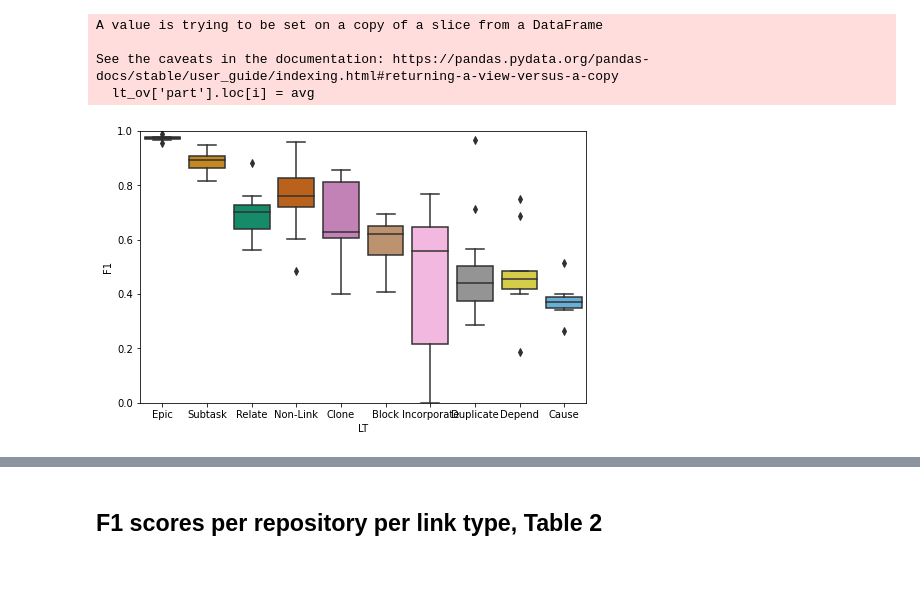
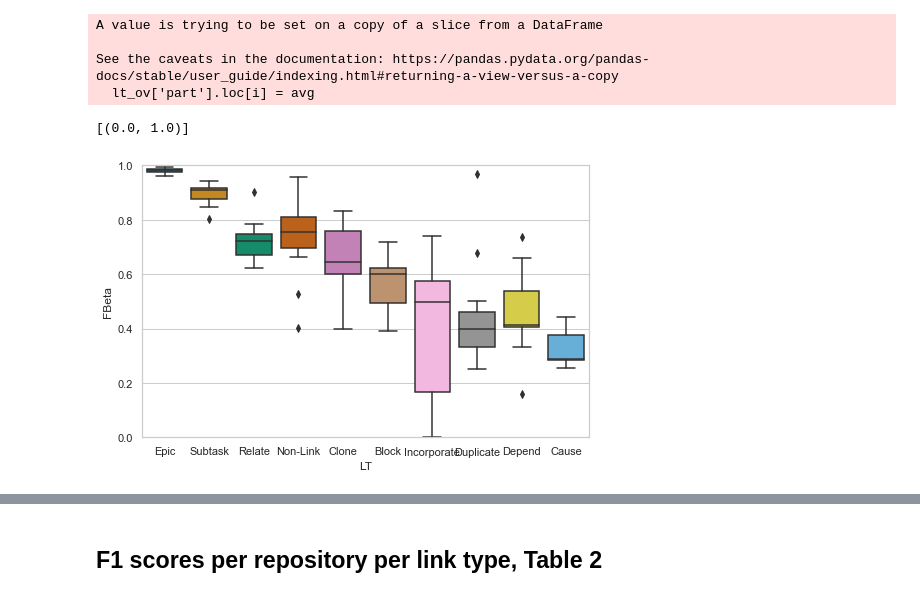
Before and after one commit to RegenKordel/LYNX-TypedLinkDetection, a Jupyter notebook: BERT_results_correlations.ipynb, the cells around one changed output, grey strips where cells are left out. Saved outputs shown, nothing was run; the diff lists cells and outputs as text; code cells hidden in the pictures; blank space fills up the shorter version.

```diff
--- a/BERT_results_correlations.ipynb
+++ b/BERT_results_correlations.ipynb
@@ -318,0 +433,9 @@ issue_assigne_ratio
+# %%
+import scipy.stats as stats
+
+for i in ['means']:
+    print(i)
+    for j in ['num_issues', 'num_links', 'num_subproj', 'norm_subproj', 'num_linktypes', 'num_predlts', 'num_coverage', 'num_crossproject', 'num_totalusers', 'num_assignees', 'num_creators', 'num_reporter', 'num_linksetters', 'assignne_proj_ratio', 'assignee_user_ratio', 'issue_user_ratio', 'issue_assigne_ratio', 'age', 'proj_age_ratio', 'issue_age_ratio', 'links_age_ratio']:
+        print(j)
+        r = stats.pearsonr(stat_df[i], stat_df[j])
+        print(np.round(r,4))
@@ -389,7 +531,7 @@ pred_types = set()
 for s in REPOS:
     filename = 'data/processed/links_plus_'+s.lower()+'.csv'
     links = pd.read_csv(filename, encoding="UTF-8", low_memory=False, index_col=0, sep=';')
-    links['mappedtype'] = links['linktype'].map(type_dict)
+    links['mappedtype'] = links['linktype'].map(fine_linktype_map)
 
     linktypes = (links.mappedtype.value_counts()>=len(links)*0.01).rename_axis('mappedtype').reset_index(name='valid')
     valid_types = set(linktypes[linktypes['valid']==True]['mappedtype'])
@@ -422,8 +564,11 @@ for d in count_d:
 lt_performance_dict = {}
 
 for lt in common_lt:
-    lf_dt = pd.DataFrame(columns = ['LT', 'Precision', 'Recall', 'F1', 'Support', 'Repo'])
-    for s in REPOS:
+    lf_dt = pd.DataFrame(columns = ['LT', 'Precision', 'Recall', 'F1', 'Support', 'FBeta', 'Repo'])
+#     for s in ['hyperledger', 'inteldaos', 'jfrog', 'jira',
+#            'jiraecosystem', 'mariadb', 'mongodb',
+#            'qt', 'redhat', 'sakai', 'secondlife', 'sonatype', 'spring', 'apache']:
+    for s in repos:
         class_rep_df = class_rep_d[s]
         if lt in class_rep_df.index:
             lf_dt.loc[len(lf_dt)] = [lt] + class_rep_df.loc[lt].values.tolist() + [s]
@@ -437,6 +582,9 @@ rec_stds = []
 f1_means = []
 f1_stds = []
 
+fb_means = []
+fb_stds = []
+
 for lt in common_lt:
     lt_df = lt_performance_dict[lt]
     pre_means.append(np.mean(lt_df['Precision']))
@@ -445,6 +593,8 @@ for lt in common_lt:
     rec_stds.append(np.std(lt_df['Recall']))
     f1_means.append(np.mean(lt_df['F1']))
     f1_stds.append(np.std(lt_df['F1']))
+    fb_means.append(np.mean(lt_df['FBeta']))
+    fb_stds.append(np.std(lt_df['FBeta']))
     lts.append(lt)
 
 lt_stat_dict = {
@@ -455,6 +605,8 @@ lt_stat_dict = {
             'rec_stds': rec_stds,
             'f1_means' : f1_means,
             'f1_stds': f1_stds,
+            'fb_means' : fb_means,
+            'fb_stds': fb_stds,
           }
 
 lt_stat_df = pd.DataFrame(lt_stat_dict)
@@ -558,13 +758,14 @@ See the caveats in the documentation: https://pandas.pydata.org/pandas-docs/stab
   lt_ov['part'].loc[i] = avg
 # %%
 fig = plt.figure(figsize=(8,5))
-g = sns.boxplot(x="LT", y="F1", data=lt_ov, order=['Epic', 'Subtask', 'Relate',
+g = sns.boxplot(x="LT", y="FBeta", data=lt_ov, order=['Epic', 'Subtask', 'Relate',
                                                   'Non-Link', 'Clone', 'Block',
                                                   'Incorporate', 'Duplicate','Depend',
                                                   'Cause'],
                palette='colorblind')
 g.set(ylim=(0, 1))
 
-fig.savefig('pics/LT_f1.png')
+# fig.savefig('pics/LT_f1.png')
 # %% [output]
+[(0.0, 1.0)]
-[figure, old version]
+[figure, new version]
```
Also changed, not shown: parts of 38 cells of this notebook, 23 other files.
